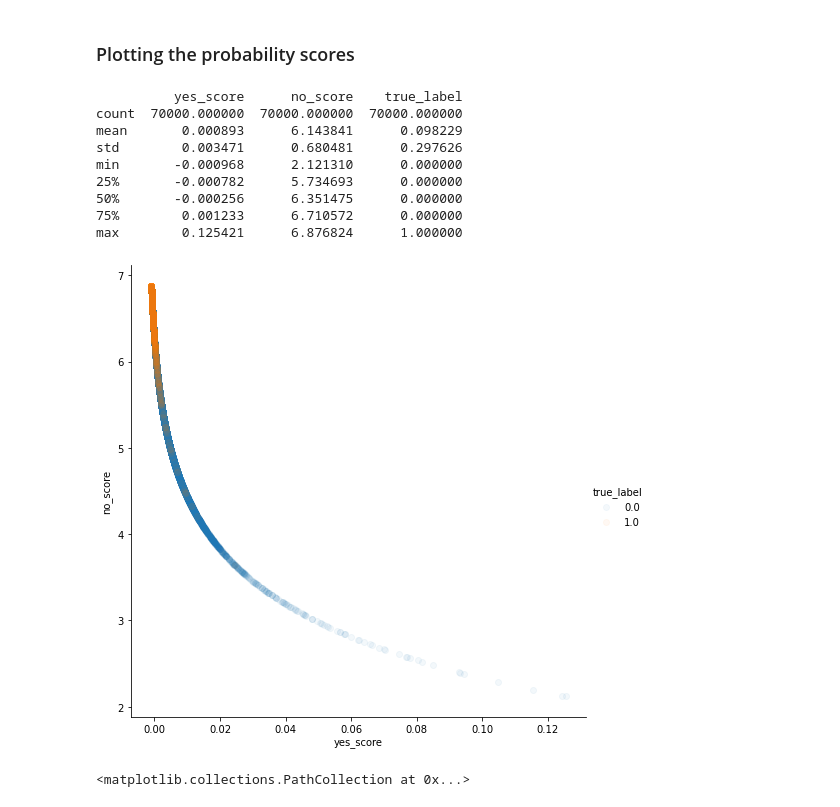
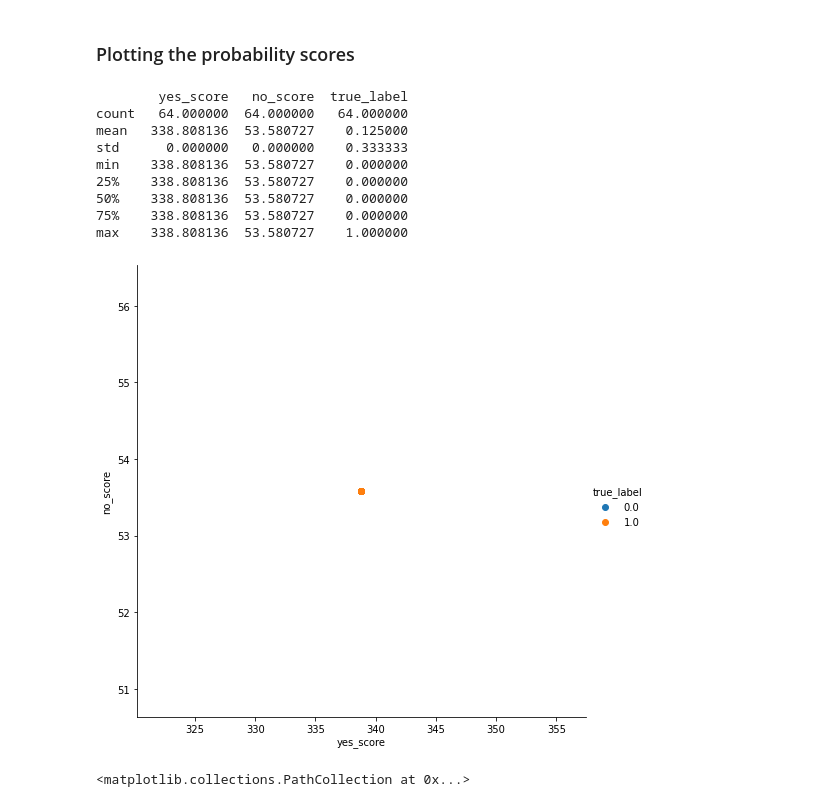
Before and after one commit to nmnsharma007/SimplifiedObjectDetection, a Jupyter notebook: version2/classification_inverted_and_extra.ipynb, the cells around one changed output. Cells and saved outputs as stored; diff of their text form; code cells hidden in the pictures.

Commit message:
analyzing the plots

```diff
--- a/version2/classification_inverted_and_extra.ipynb
+++ b/version2/classification_inverted_and_extra.ipynb
@@ -69,7 +85,7 @@ def prepare_training_data(dataset_images,dataset_labels,class_num):
     # get the images for making negative dataset
     dataset_images_negative = invert(dataset_images_positive) # inverted images
     # dataset_images_negative = np.empty((0,28,28),dtype=np.float32)
-    dataset_images_negative = put_extra_data(dataset_images,dataset_labels,dataset_images_negative,class_num)
+    # dataset_images_negative = put_extra_data(dataset_images,dataset_labels,dataset_images_negative,class_num)
     print(dataset_images_negative.shape)
 
     # negative_data_indices = [i for i in range(len(dataset_labels)) if i not in indices]
@@ -144,7 +160,7 @@ class NeuralNetwork(nn.Module):
             nn.ReLU(),
             nn.Linear(100,10),
             nn.ReLU(),
-            nn.Linear(10,2),
+            nn.Linear(10,2)
         )
 
     def forward(self,x):
@@ -166,6 +182,8 @@ for e in range(epochs):
     optimizer.zero_grad()
     # compute prediction error
     output = model(images)
+    print(output)
+    # break
     loss = criterion(output,logits)
     # loss = torch.sum(criterion(output,logits),dim=1)
     # print(loss)
@@ -226,12 +244,15 @@ with torch.no_grad():
       for i in range(len(output)):
         yes_score = output[i][0]
         no_score = output[i][1]
+        # print(no_score)
         true_label =  1 if np.argmax(logits[i]) == 0 else 0
         # if true_label == 1:
         scores = np.vstack((scores,[[yes_score,no_score,true_label]]))
-print(scores)
+      break
+# print(scores)
 
 df = pd.DataFrame(scores)
 df.columns = ['yes_score','no_score','true_label']
+df
 # %% [output]
 Accuracy : 9.8%
@@ -252,19 +279,19 @@ Accuracy : 9.8%
 # %%
 
 print(df.describe())
-sns.FacetGrid(df,hue="true_label",height=7).map(plt.scatter,"yes_score","no_score",alpha=0.05).add_legend()
+sns.FacetGrid(df,hue="true_label",height=7).map(plt.scatter,"yes_score","no_score",alpha=1).add_legend()
 plt.show()
 # %% [output]
-          yes_score      no_score    true_label
-count  70000.000000  70000.000000  70000.000000
-mean       0.000893      6.143841      0.098229
-std        0.003471      0.680481      0.297626
-min       -0.000968      2.121310      0.000000
-25%       -0.000782      5.734693      0.000000
-50%       -0.000256      6.351475      0.000000
-75%        0.001233      6.710572      0.000000
-max        0.125421      6.876824      1.000000
+        yes_score   no_score  true_label
+count   64.000000  64.000000   64.000000
+mean   338.808136  53.580727    0.125000
+std      0.000000   0.000000    0.333333
+min    338.808136  53.580727    0.000000
+25%    338.808136  53.580727    0.000000
+50%    338.808136  53.580727    0.000000
+75%    338.808136  53.580727    0.000000
+max    338.808136  53.580727    1.000000
-[figure, old version]
+[figure, new version]
 # %%
 plt.scatter(np.log(scores[:,0]),np.log(scores[:,1]))
 # %% [output]
```
Also changed, not shown: parts of 4 cells of this notebook.
